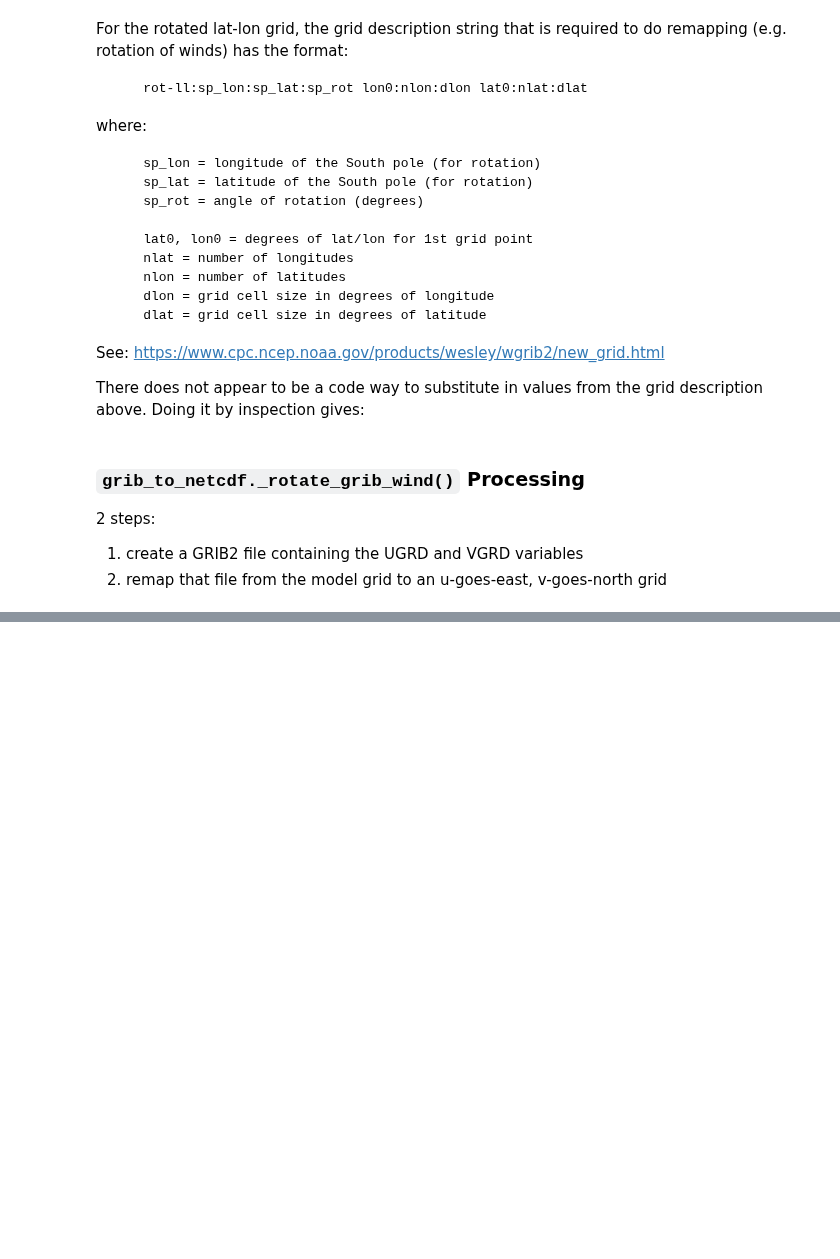
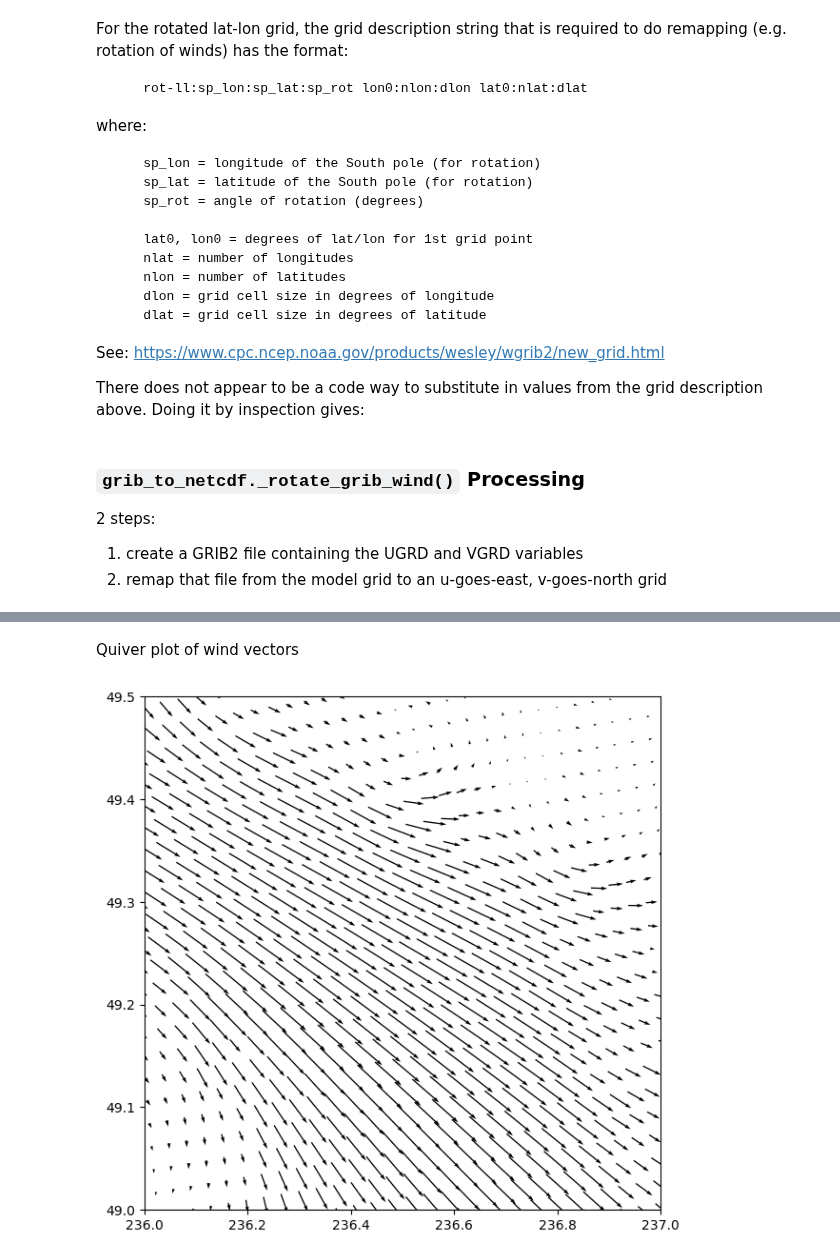
Before and after one commit to SalishSeaCast/analysis-doug, a Jupyter notebook: notebooks/continental-HRDPS/pywgrib2-grib_to_netcdf.ipynb, the cells around one changed output, grey strips where cells are left out. Cells and saved outputs as stored; diff of their text form; code cells hidden in the pictures; blank space fills up the shorter version.

```diff
--- a/notebooks/continental-HRDPS/pywgrib2-grib_to_netcdf.ipynb
+++ b/notebooks/continental-HRDPS/pywgrib2-grib_to_netcdf.ipynb
@@ -138,0 +280,15 @@ pywgrib2_xr.free_files(os.fspath(in_file), os.fspath(out_file))
+# %% [markdown]
+Quiver plot of wind vectors
+# %%
+fig, ax = plt.subplots(1, 1, figsize=(7, 7))
+ax.quiver(
+    ds_rot.longitude.isel(y=ys, x=xs),
+    ds_rot.latitude.isel(y=ys, x=xs),
+    ds_rot["UGRD.10_m_above_ground"].isel(y=ys, x=xs),
+    ds_rot["VGRD.10_m_above_ground"].isel(y=ys, x=xs),
+    scale=100,
+)
+ax.set_ylim(49, 49.5)
+ax.set_xlim(236, 237);
+# %% [output]
+[figure, added]
```
Also changed, not shown: parts of 17 cells of this notebook.
